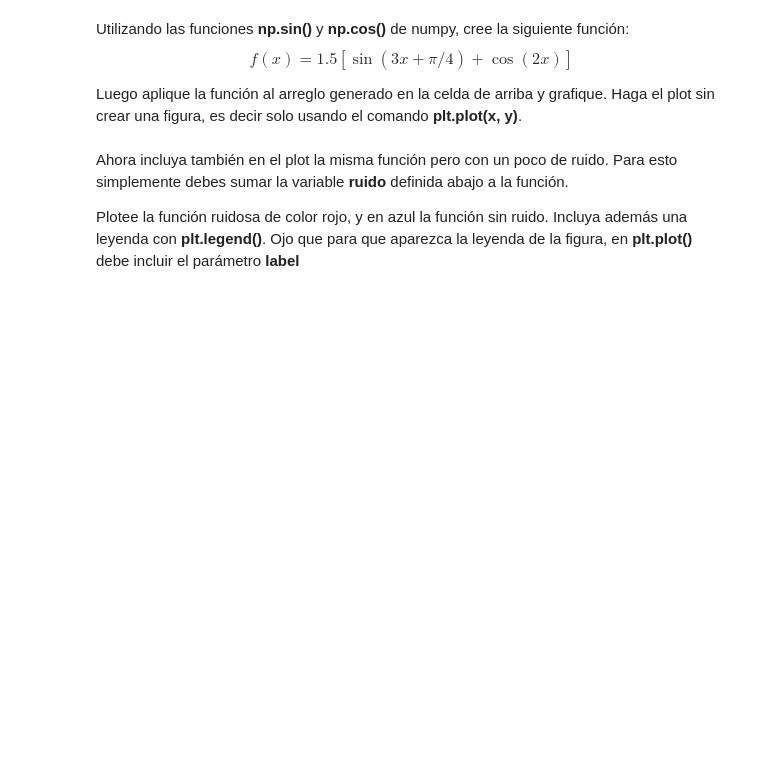
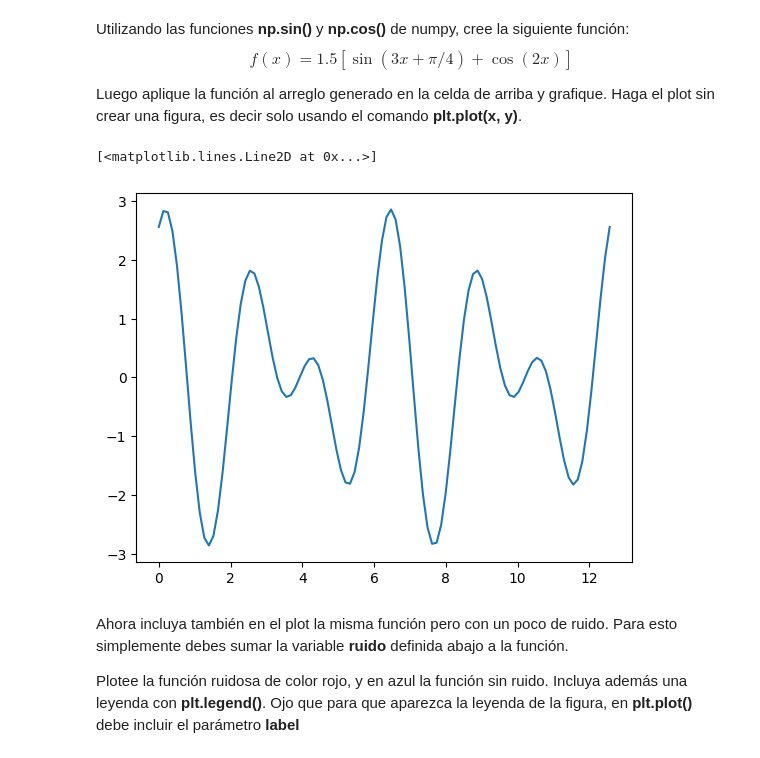
Before and after one commit to AstroOlguin/Tarea-1, a Jupyter notebook: Tarea_1.ipynb, the cells around one changed output. Cells and saved outputs as stored; diff of their text form; code cells hidden in the pictures; blank space fills up the shorter version.

```diff
--- a/Tarea_1.ipynb
+++ b/Tarea_1.ipynb
@@ -438,0 +462,4 @@ SyntaxError: invalid syntax (<ipython-input-14-4f700407a706>, line 1)
+# %%
+x_values = np.linspace(0,4*np.pi,100)
+
+print(x_values,len(x_values))
@@ -444,9 +489,21 @@ Luego aplique la función al arreglo generado en la celda de arriba y grafique.
 # %%
 # Escriba la función aquí
 def f(x):
+  pi = np.pi
+
+  return 1.5 * ( np.sin(3*x + (pi/4)) + np.cos(2*x))
+
+y = []
+for l in x_values:
+  y.append(f(l))
 
 
 # Haga el plot aquí
+
+plt.plot(x_values,y)
+# %% [output]
+[<matplotlib.lines.Line2D at 0x...>]
+[figure, added]
 # %% [markdown]
 Ahora incluya también en el plot la misma función  pero con un poco de ruido. Para esto simplemente debes sumar la variable **ruido** definida abajo a la función.
 
```
Also changed, not shown: parts of 9 cells of this notebook.
